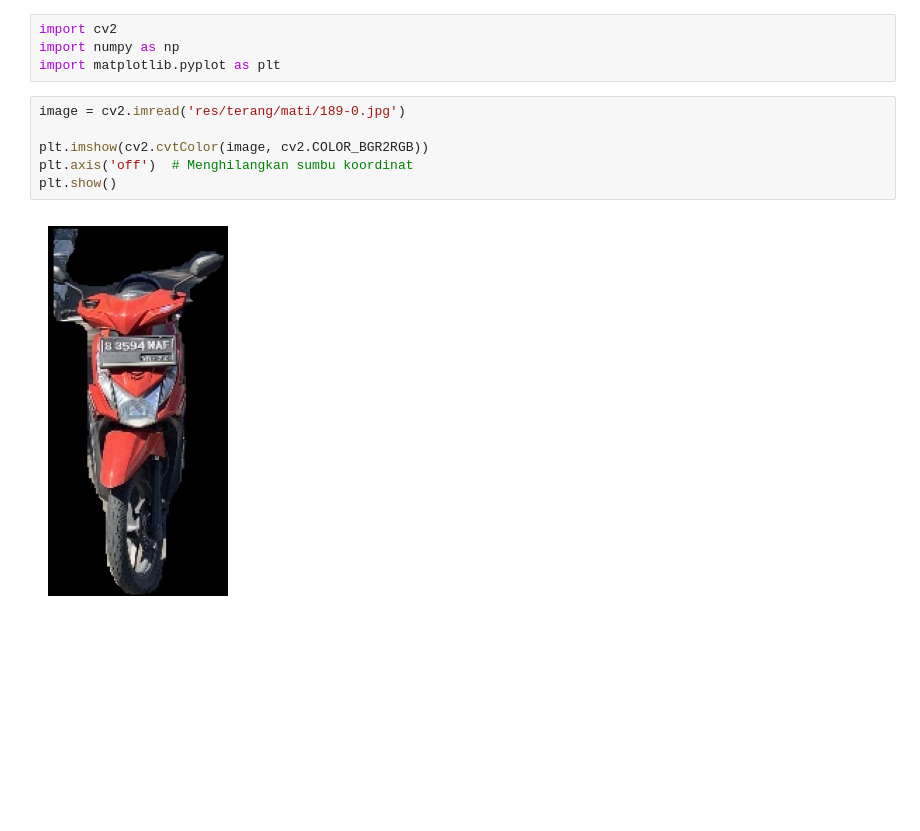
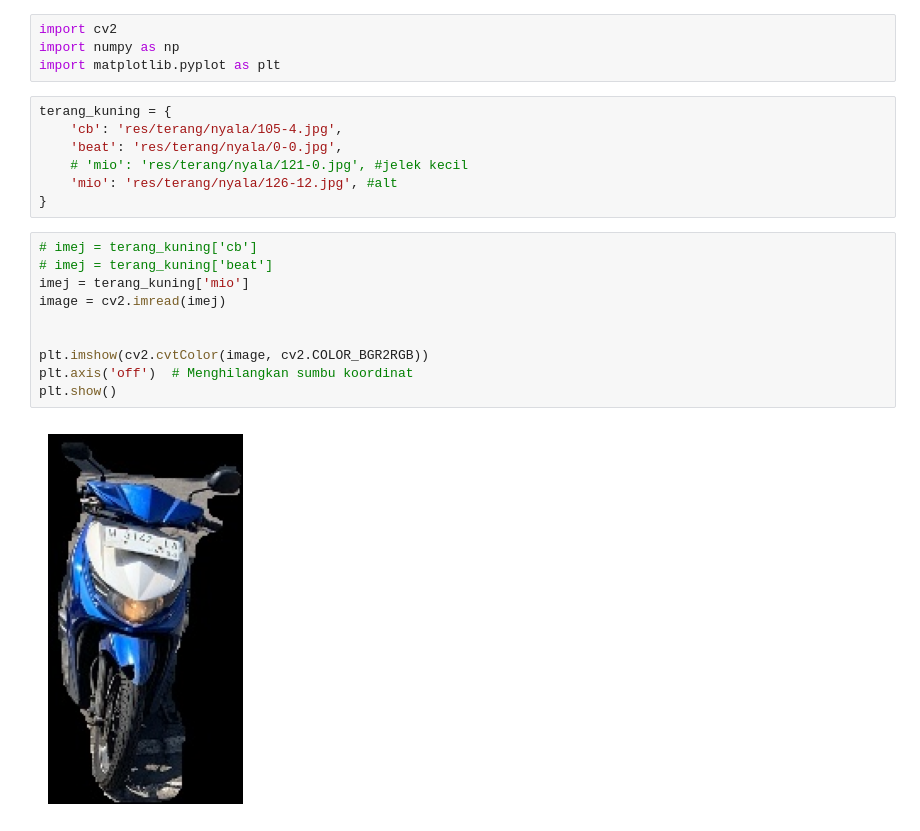
Before and after one commit to whisnumurtyga/deteksi-lampu-v2, a Jupyter notebook: Unit/old-find-roi-lampu.ipynb, the cells around one changed output. Drawn from its saved outputs; the diff is of its cells as text; blank space fills up the shorter version.

Commit message:
done get lampu kuning nyala di kondisi terang untuk sepeda mio-beat dan cbr, minus cbr khuluq pake celana warnanya masuk range hsv

```diff
--- a/Unit/old-find-roi-lampu.ipynb
+++ b/Unit/old-find-roi-lampu.ipynb
@@ -2,14 +2,25 @@
 import cv2
 import numpy as np
 import matplotlib.pyplot as plt
+# %%
+terang_kuning = {
+    'cb': 'res/terang/nyala/105-4.jpg',
+    'beat': 'res/terang/nyala/0-0.jpg',
+    # 'mio': 'res/terang/nyala/121-0.jpg', #jelek kecil
+    'mio': 'res/terang/nyala/126-12.jpg', #alt
+}
 # %%
-image = cv2.imread('res/terang/mati/189-0.jpg')
+# imej = terang_kuning['cb']
+# imej = terang_kuning['beat']
+imej = terang_kuning['mio']
+image = cv2.imread(imej)
+
 
 plt.imshow(cv2.cvtColor(image, cv2.COLOR_BGR2RGB))
 plt.axis('off')  # Menghilangkan sumbu koordinat
 plt.show()
 # %% [output]
-[figure, old version]
+[figure, new version]
 # %%
 # Ubah citra menjadi ruang warna HSV
 hsv_image = cv2.cvtColor(image, cv2.COLOR_BGR2HSV)
```
Also changed, not shown: parts of 5 cells of this notebook, 1 other file.
